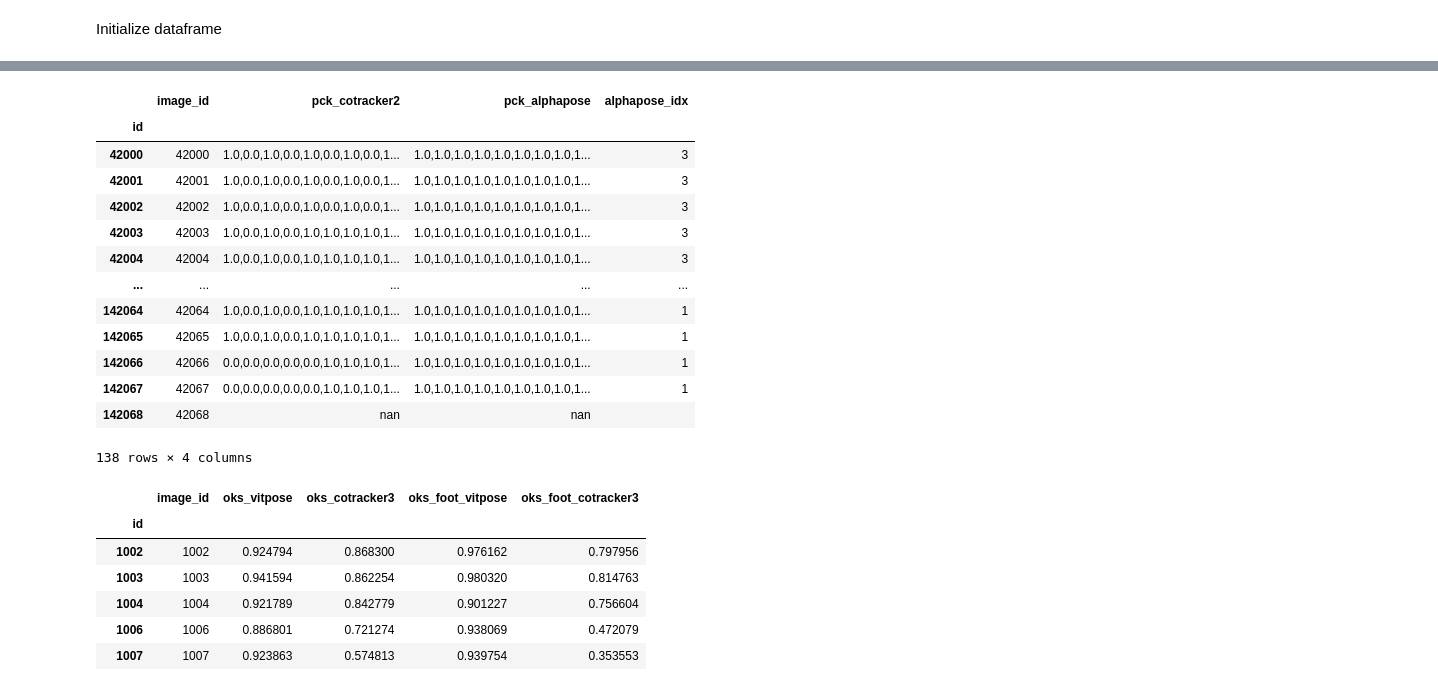
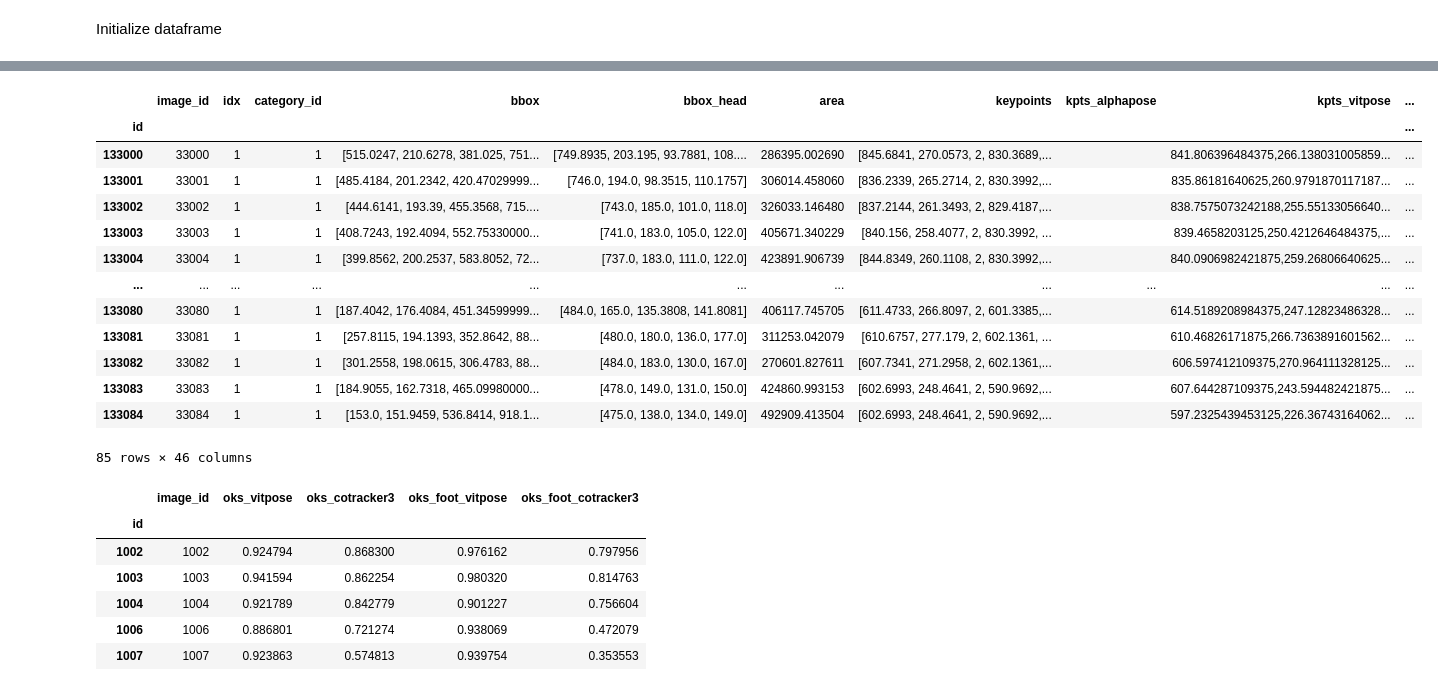
Before and after one commit to justy93/PoseEstimation, a Jupyter notebook: experiments_cotrackerV2.ipynb, the cells around one changed output, grey strips where cells are left out. Cells and saved outputs as stored; diff of their text form; code cells hidden in the pictures.

```diff
--- a/experiments_cotrackerV2.ipynb
+++ b/experiments_cotrackerV2.ipynb
@@ -14,9 +14,9 @@ LABELS_MISSING = ['Head','Neck','Hip']
 df_running_annotations = customutils.load_images_dataframe()
 # %%
 lst_filenames = [
-    'World_Athletics_Women_5000m_Oregon_2022_28.mp4'
+    'World_Athletics_Women_10000m_Oregon_2022_10.mp4'
 ]
 # %%
-df_lat = df_running_annotations[(df_running_annotations['file_name'].isin(lst_filenames))]['image_id']
-df_lat
+df_test = df_running_annotations[(df_running_annotations['file_name'].isin(lst_filenames))]['image_id']
+df_test
 # %% [output]
@@ -301,3 +231,20 @@ load_keypoints(root, 'alphapose')
+# %%
+
+df['kpts_openpose'] = ""
+df['dist_openpose'] = np.ones((len(df),1)) * np.inf
+df['oks_openpose'] = float(0.0)
+df['oks_coco_openpose'] = float(0.0)
+df['oks_foot_openpose'] = float(0.0)
+df['pckh_openpose'] = ""
+df['kpts_hrnet'] = ""
+df['dist_hrnet'] = np.ones((len(df),1)) * np.inf
+df['oks_hrnet'] = float(0.0)
+df['oks_coco_hrnet'] = float(0.0)
+df['oks_foot_hrnet'] = float(0.0)
+df['pckh_hrnet'] = ""
+
+load_keypoints(root, 'openpose')
+load_keypoints(root, 'HRNet')
 # %%
 root = '../data/videos/results/'
 load_keypoints(root, 'cotracker3')
@@ -460,6 +551,0 @@ compute_mot('cotracker3')
-# %%
-pd.set_option('display.max_rows', None)
-
-# get frames where solution is better than original
-df_good = df[(df['oks_cotracker3'] > df['oks_vitpose']) | (df['oks_foot_cotracker3'] > df['oks_foot_vitpose'])][['image_id','oks_vitpose', 'oks_cotracker3','oks_foot_vitpose','oks_foot_cotracker3']]
-df_good = df[(df['oks_foot_cotracker3'] > df['oks_foot_vitpose'])][['image_id','oks_vitpose', 'oks_cotracker3','oks_foot_vitpose','oks_foot_cotracker3']]
@@ -466,23 +685,23 @@ df_good = df[(df['oks_foot_cotracker3'] > df['oks_foot_vitpose'])][['image_id','
 # %%
 #pd.set_option('display.max_rows', None)
 
-df_video = df[(df['image_id'].isin(df_lat))]
-df_video[['image_id','pck_cotracker2','pck_alphapose','alphapose_idx']]
+df_video = df[(df['image_id'].isin(df_test)) & (df['idx'] == 1)]
+df_video
 # %% [output]
-|  | image_id | pck_cotracker2 | pck_alphapose | alphapose_idx |
-| id |  |  |  |  |
-| 42000 | 42000 | 1.0,0.0,1.0,0.0,1.0,0.0,1.0,0.0,1... | 1.0,1.0,1.0,1.0,1.0,1.0,1.0,1.0,1... | 3 |
-| 42001 | 42001 | 1.0,0.0,1.0,0.0,1.0,0.0,1.0,0.0,1... | 1.0,1.0,1.0,1.0,1.0,1.0,1.0,1.0,1... | 3 |
-| 42002 | 42002 | 1.0,0.0,1.0,0.0,1.0,0.0,1.0,0.0,1... | 1.0,1.0,1.0,1.0,1.0,1.0,1.0,1.0,1... | 3 |
-| 42003 | 42003 | 1.0,0.0,1.0,0.0,1.0,1.0,1.0,1.0,1... | 1.0,1.0,1.0,1.0,1.0,1.0,1.0,1.0,1... | 3 |
-| 42004 | 42004 | 1.0,0.0,1.0,0.0,1.0,1.0,1.0,1.0,1... | 1.0,1.0,1.0,1.0,1.0,1.0,1.0,1.0,1... | 3 |
-| ... | ... | ... | ... | ... |
-| 142064 | 42064 | 1.0,0.0,1.0,0.0,1.0,1.0,1.0,1.0,1... | 1.0,1.0,1.0,1.0,1.0,1.0,1.0,1.0,1... | 1 |
-| 142065 | 42065 | 1.0,0.0,1.0,0.0,1.0,1.0,1.0,1.0,1... | 1.0,1.0,1.0,1.0,1.0,1.0,1.0,1.0,1... | 1 |
-| 142066 | 42066 | 0.0,0.0,0.0,0.0,0.0,1.0,1.0,1.0,1... | 1.0,1.0,1.0,1.0,1.0,1.0,1.0,1.0,1... | 1 |
-| 142067 | 42067 | 0.0,0.0,0.0,0.0,0.0,1.0,1.0,1.0,1... | 1.0,1.0,1.0,1.0,1.0,1.0,1.0,1.0,1... | 1 |
-| 142068 | 42068 | nan | nan |  |
+|  | image_id | idx | category_id | bbox | bbox_head | area | keypoints | kpts_alphapose | kpts_vitpose | ... |
+| id |  |  |  |  |  |  |  |  |  | ... |
+| 133000 | 33000 | 1 | 1 | [515.0247, 210.6278, 381.025, 751... | [749.8935, 203.195, 93.7881, 108.... | 286395.002690 | [845.6841, 270.0573, 2, 830.3689,... |  | 841.806396484375,266.138031005859... | ... |
+| 133001 | 33001 | 1 | 1 | [485.4184, 201.2342, 420.47029999... | [746.0, 194.0, 98.3515, 110.1757] | 306014.458060 | [836.2339, 265.2714, 2, 830.3992,... |  | 835.86181640625,260.9791870117187... | ... |
+| 133002 | 33002 | 1 | 1 | [444.6141, 193.39, 455.3568, 715.... | [743.0, 185.0, 101.0, 118.0] | 326033.146480 | [837.2144, 261.3493, 2, 829.4187,... |  | 838.7575073242188,255.55133056640... | ... |
+| 133003 | 33003 | 1 | 1 | [408.7243, 192.4094, 552.75330000... | [741.0, 183.0, 105.0, 122.0] | 405671.340229 | [840.156, 258.4077, 2, 830.3992, ... |  | 839.4658203125,250.4212646484375,... | ... |
+| 133004 | 33004 | 1 | 1 | [399.8562, 200.2537, 583.8052, 72... | [737.0, 183.0, 111.0, 122.0] | 423891.906739 | [844.8349, 260.1108, 2, 830.3992,... |  | 840.0906982421875,259.26806640625... | ... |
+| ... | ... | ... | ... | ... | ... | ... | ... | ... | ... | ... |
+| 133080 | 33080 | 1 | 1 | [187.4042, 176.4084, 451.34599999... | [484.0, 165.0, 135.3808, 141.8081] | 406117.745705 | [611.4733, 266.8097, 2, 601.3385,... |  | 614.5189208984375,247.12823486328... | ... |
+| 133081 | 33081 | 1 | 1 | [257.8115, 194.1393, 352.8642, 88... | [480.0, 180.0, 136.0, 177.0] | 311253.042079 | [610.6757, 277.179, 2, 602.1361, ... |  | 610.46826171875,266.7363891601562... | ... |
+| 133082 | 33082 | 1 | 1 | [301.2558, 198.0615, 306.4783, 88... | [484.0, 183.0, 130.0, 167.0] | 270601.827611 | [607.7341, 271.2958, 2, 602.1361,... |  | 606.597412109375,270.964111328125... | ... |
+| 133083 | 33083 | 1 | 1 | [184.9055, 162.7318, 465.09980000... | [478.0, 149.0, 131.0, 150.0] | 424860.993153 | [602.6993, 248.4641, 2, 590.9692,... |  | 607.644287109375,243.594482421875... | ... |
+| 133084 | 33084 | 1 | 1 | [153.0, 151.9459, 536.8414, 918.1... | [475.0, 138.0, 134.0, 149.0] | 492909.413504 | [602.6993, 248.4641, 2, 590.9692,... |  | 597.2325439453125,226.36743164062... | ... |
-138 rows × 4 columns
+85 rows × 46 columns
 # %%
 df_subset[(df_subset['oks_cotracker3'] < df_subset['oks_vitpose'])][['image_id','oks_vitpose', 'oks_cotracker3','oks_foot_vitpose','oks_foot_cotracker3']]
 # %% [output]
```
Also changed, not shown: parts of 21 cells of this notebook, 2 other files.
